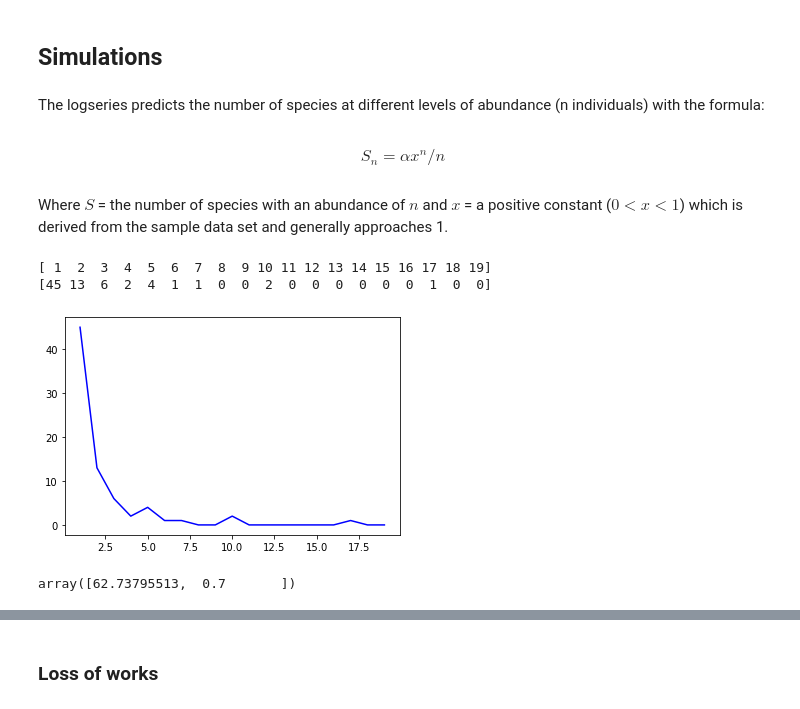
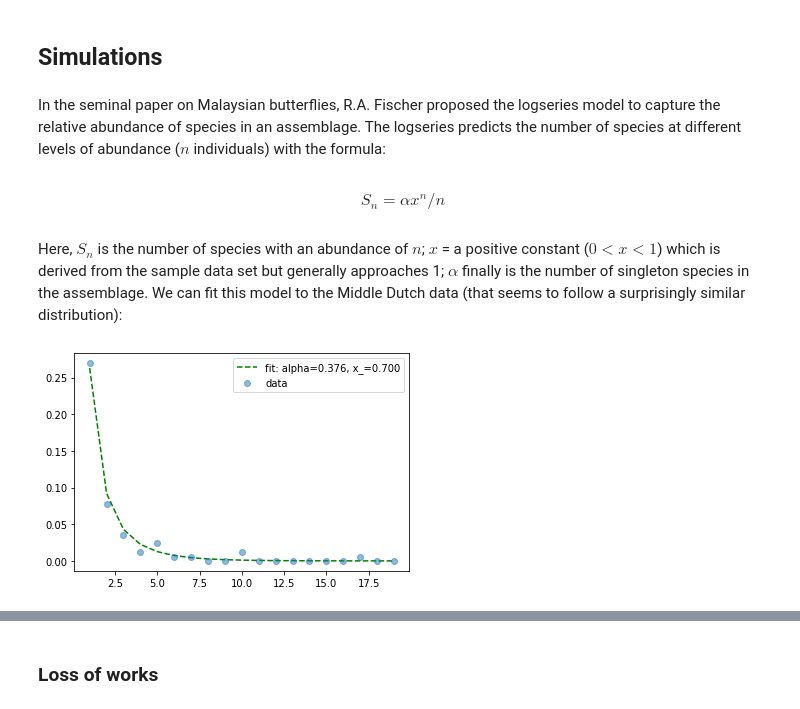
Before and after one commit to mikekestemont/minsampling, a Jupyter notebook: notebooks/estimating-diversity.ipynb, the cells around one changed output, grey strips where cells are left out. Drawn from its saved outputs; the diff is of its cells as text; code cells hidden in the pictures.

```diff
--- a/notebooks/estimating-diversity.ipynb
+++ b/notebooks/estimating-diversity.ipynb
@@ -19,6 +19,6 @@ from tqdm import tqdm_notebook
 Read the data on Middle Dutch chivalric epics (*Middelnederlandse ridderepiek*), mainly drawn from Kienhorst's acclaimed 1988 repertory:
 # %%
 df = pd.read_excel('../data/mnl_chiv.xlsx', header=None)
-df.columns = ('work', 'sigle', 'signature')
+df.columns = ('work', 'sigle', 'signature', 'fragmentary')
 df.head()
 # %% [output]
@@ -335,7 +379,7 @@ plt.xlim([0, 5000]);
 # %% [markdown]
 ## Simulations
 # %% [markdown]
-The logseries predicts the number of species at different levels of abundance (n individuals) with the formula:
+In the seminal paper on Malaysian butterflies, R.A. Fischer proposed the logseries model to capture the relative abundance of species in an assemblage. The logseries predicts the number of species at different levels of abundance ($n$ individuals) with the formula:
 # %% [markdown]
 \begin{equation*}
 S_n = \alpha x^n / n
@@ -344,23 +388,17 @@ S_n = \alpha x^n / n
 def fisher_richness(idx, alpha, x_):
     return (alpha * (x_ ** idx)) / idx
 # %% [markdown]
-Where $S$ = the number of species with an abundance of $n$ and $x$ = a positive constant ($0 < x < 1$) which is derived from the sample data set and generally approaches 1.
+Here, $S_n$ is the number of species with an abundance of $n$; $x$ = a positive constant ($0 < x < 1$) which is derived from the sample data set but generally approaches 1; $\alpha$ finally is the number of singleton species in the assemblage. We can fit this model to the Middle Dutch data (that seems to follow a surprisingly similar distribution):
 # %%
 counts = df.groupby('work').size().sort_values(ascending=False).values
-# 17 is the max attestations
 n_s = np.array(list(range(1, 20)))
-abundance = np.array([np.sum(counts == i) for i in n_s])
-print(n_s)
-print(abundance)
-plt.plot(n_s, abundance, 'b-', label='data');
+abundance = np.array([np.sum(counts == i)/np.sum(counts) for i in n_s])
+import scipy.optimize as optim
+popt, pcov = optim.curve_fit(fisher_richness, xdata=n_s, ydata=abundance,
+                             bounds=([0, 0.7], [100, 1.05]))
+plt.plot(n_s, fisher_richness(n_s, *popt), 'g--',
+         label='fit: alpha=%5.3f, x_=%5.3f' % tuple(popt))
+plt.plot(n_s, abundance, 'o', label='data', alpha=0.5);
+plt.legend();
 # %% [output]
-[ 1  2  3  4  5  6  7  8  9 10 11 12 13 14 15 16 17 18 19]
-[45 13  6  2  4  1  1  0  0  2  0  0  0  0  0  0  1  0  0]
-[figure, old version]
+[figure, new version]
-# %%
-import scipy.optimize as optim
-popt, pcov = optim.curve_fit(fisher_richness, xdata=n_s, ydata=abundance,
-                             bounds=([0, 0.7], [100, 1.05]))
-popt
-# %% [output]
-array([62.73795513,  0.7       ])
```
Also changed, not shown: parts of 106 cells of this notebook.
